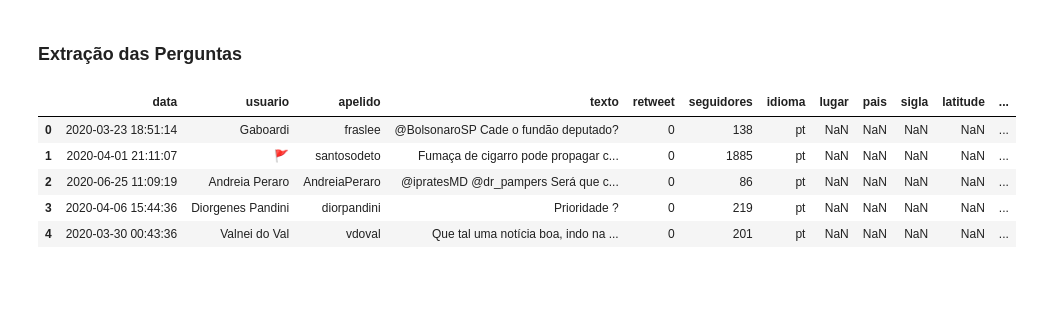
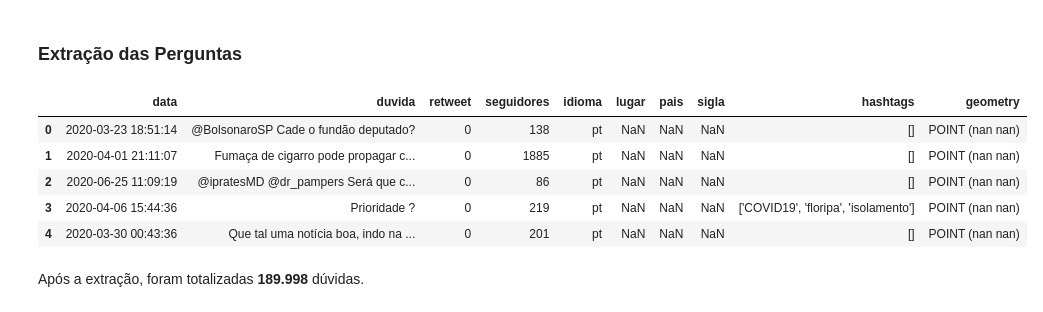
Before and after one commit to bmnds/uea-data-science-02-python-programming, a Jupyter notebook: trabalho_final.ipynb, the cells around one changed output. Cells and saved outputs as stored; diff of their text form; code cells hidden in the pictures; blank space fills up the shorter version.

```diff
--- a/trabalho_final.ipynb
+++ b/trabalho_final.ipynb
@@ -328,0 +204,3 @@ tw.head()
+# %%
+tw.data = pd.to_datetime(tw.data)
+tw.data.hist()
@@ -328,0 +212,2 @@ tw.head()
+# %%
+tw = tw[tw.idioma.eq('pt')]
@@ -328,0 +216,13 @@ tw.head()
+# %%
+if 'geometry' not in tw.columns:
+  geometry = [Point(xy) for xy in zip(tw['latitude'], tw['longitude'])]
+  tw = GeoDataFrame(tw, geometry=geometry)
+if 'geometry' in tw.columns:
+  if 'longitude' in tw.columns:
+    del tw['longitude']
+  if 'latitude' in tw.columns:
+    del tw['latitude']
+
+# plotagem do mapa mundi usando a lib GeoPandas
+world = gpd.read_file(gpd.datasets.get_path('naturalearth_lowres'))
+tw.plot(ax=world.plot(figsize=(10, 6)), marker='o', color='red', markersize=15)
@@ -330,19 +253,29 @@ tw.head()
 ### Extração das Perguntas
 # %%
 import re # lib para trabalhar com expressões regulares
-data = []
+new_tweets = []
 for tweet in tw.itertuples(index=False):
     sentences = re.findall('[^[?|!|.|;]+]*[?|!|.|;]', tweet.texto)
     questions = list(filter(lambda x: x.endswith('?'), sentences))
     for question in questions:
-      new_tweet = (tweet[0:3] + (question,) + tweet[4:14])
-      data.append(new_tweet)
-PerguntasDB = pd.DataFrame(data, columns = tw.columns)
-PerguntasDB.head()
+      new_tweet = ((tweet.data,) + (question,) + (tweet.retweet,
+                                                  tweet.seguidores,
+                                                  tweet.idioma,
+                                                  tweet.lugar,
+                                                  tweet.pais,
+                                                  tweet.sigla,
+                                                  tweet.hashtags,
+                                                  tweet.geometry))
+      new_tweets.append(new_tweet)
+DuvidasDB = GeoDataFrame(new_tweets, columns = ['data', 'duvida', 'retweet', 'seguidores', 'idioma', 'lugar', 'pais', 'sigla', 'hashtags', 'geometry'])
+del new_tweets
+DuvidasDB.head()
 # %% [output]
-|  | data | usuario | apelido | texto | retweet | seguidores | idioma | lugar | pais | sigla | latitude | ... |
-| 0 | 2020-03-23 18:51:14 | Gaboardi | fraslee | @BolsonaroSP Cade o fundão deputado? | 0 | 138 | pt | NaN | NaN | NaN | NaN | ... |
-| 1 | 2020-04-01 21:11:07 | 🚩 | santosodeto | Fumaça de cigarro pode propagar c... | 0 | 1885 | pt | NaN | NaN | NaN | NaN | ... |
-| 2 | 2020-06-25 11:09:19 | Andreia Peraro | AndreiaPeraro | @ipratesMD @dr_pampers Será que c... | 0 | 86 | pt | NaN | NaN | NaN | NaN | ... |
-| 3 | 2020-04-06 15:44:36 | Diorgenes Pandini | diorpandini | Prioridade ? | 0 | 219 | pt | NaN | NaN | NaN | NaN | ... |
-| 4 | 2020-03-30 00:43:36 | Valnei do Val | vdoval | Que tal uma notícia boa, indo na ... | 0 | 201 | pt | NaN | NaN | NaN | NaN | ... |
+|  | data | duvida | retweet | seguidores | idioma | lugar | pais | sigla | hashtags | geometry |
+| 0 | 2020-03-23 18:51:14 | @BolsonaroSP Cade o fundão deputado? | 0 | 138 | pt | NaN | NaN | NaN | [] | POINT (nan nan) |
+| 1 | 2020-04-01 21:11:07 | Fumaça de cigarro pode propagar c... | 0 | 1885 | pt | NaN | NaN | NaN | [] | POINT (nan nan) |
+| 2 | 2020-06-25 11:09:19 | @ipratesMD @dr_pampers Será que c... | 0 | 86 | pt | NaN | NaN | NaN | [] | POINT (nan nan) |
+| 3 | 2020-04-06 15:44:36 | Prioridade ? | 0 | 219 | pt | NaN | NaN | NaN | ['COVID19', 'floripa', 'isolamento'] | POINT (nan nan) |
+| 4 | 2020-03-30 00:43:36 | Que tal uma notícia boa, indo na ... | 0 | 201 | pt | NaN | NaN | NaN | [] | POINT (nan nan) |
+# %% [markdown]
+Após a extração, foram totalizadas **189.998** dúvidas.
```
Also changed, not shown: parts of 59 cells of this notebook.
